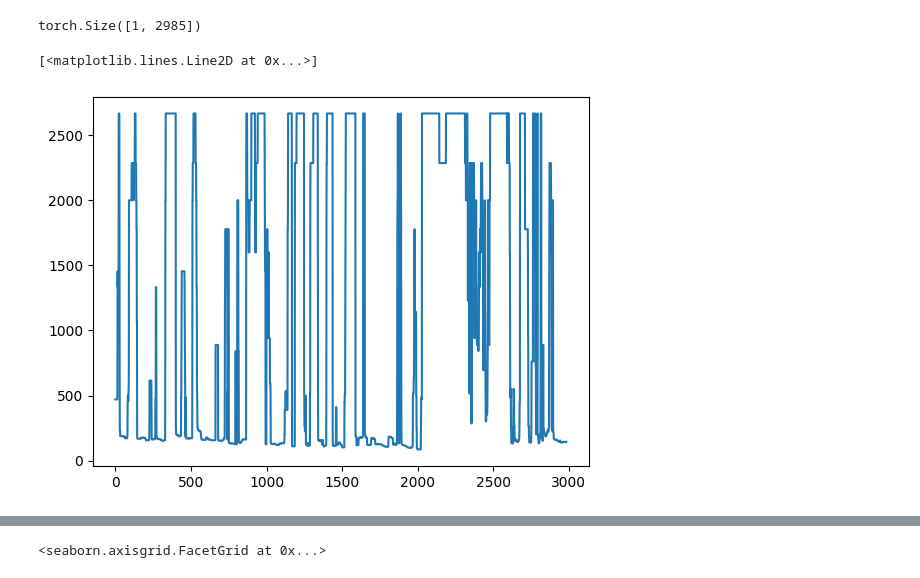
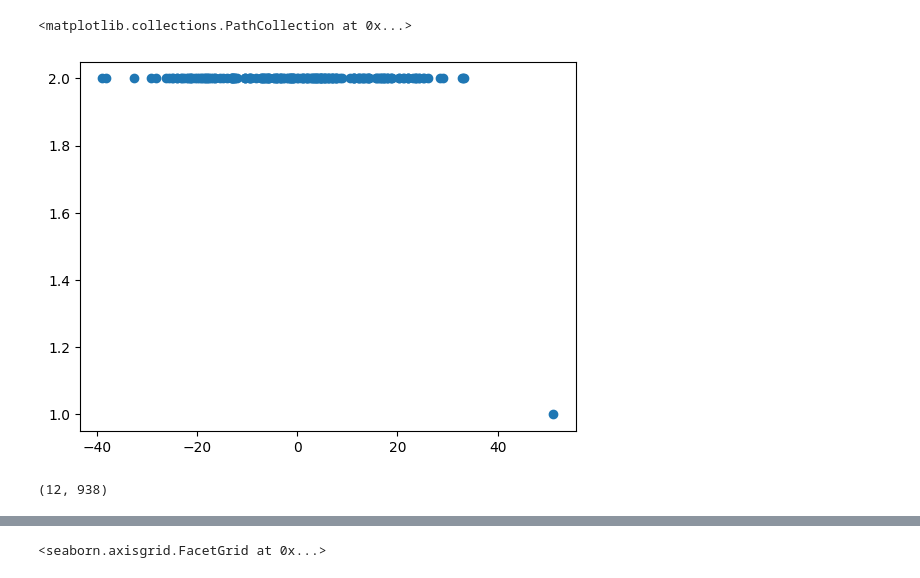
Before and after one commit to darshitttt/SpeakerDiarization, a Jupyter notebook: code00.ipynb, the cells around one changed output, grey strips where cells are left out. Cells and saved outputs as stored; diff of their text form; code cells hidden in the pictures.

```diff
--- a/code00.ipynb
+++ b/code00.ipynb
@@ -22,14 +48,20 @@ aud_ton = librosa.feature.tonnetz(y=aud[t_30:(t_30+30*sr)],sr=sr)
+# %%
+from sklearn.cluster import SpectralClustering
+
+cluster_obj = SpectralClustering(n_clusters=3)
+clusters_preds = cluster_obj.fit_predict(embedding0.squeeze().numpy().reshape(-1,1))
+
+plt.scatter(embedding0.squeeze().squeeze().numpy(), clusters_preds, cmap = 'RdBu')
+# %% [output]
+<matplotlib.collections.PathCollection at 0x...>
+[figure, added]
 # %%
 import torchaudio.functional as F
 aud_tensor = torch.from_numpy(aud[t_30:(t_30+30*sr)]).unsqueeze(0)
 
 pitch = F.detect_pitch_frequency(aud_tensor, sr)
+chroma = librosa.feature.chroma_stft(y=aud[t_30:(t_30+30*sr)])
+
+print(chroma.shape)
+# %% [output]
+(12, 938)
-# %%
-print(pitch.shape)
-
-#sns.scatterplot(pitch.squeeze().numpy())
-plt.plot([i for i in range(0,pitch.shape[1])], pitch.squeeze().numpy())
-# %% [output]
-torch.Size([1, 2985])
-[<matplotlib.lines.Line2D at 0x...>]
-[figure, removed]
```
Also changed, not shown: parts of 8 cells of this notebook.
